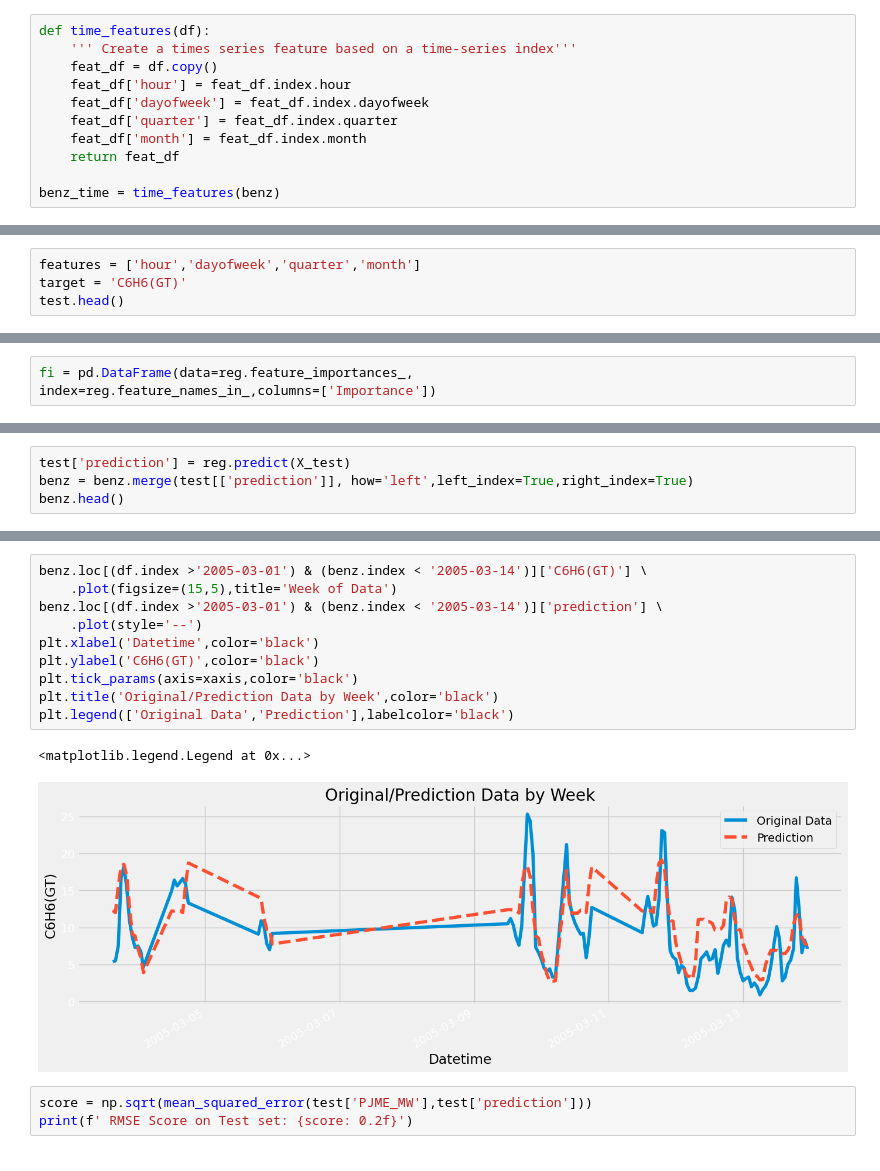
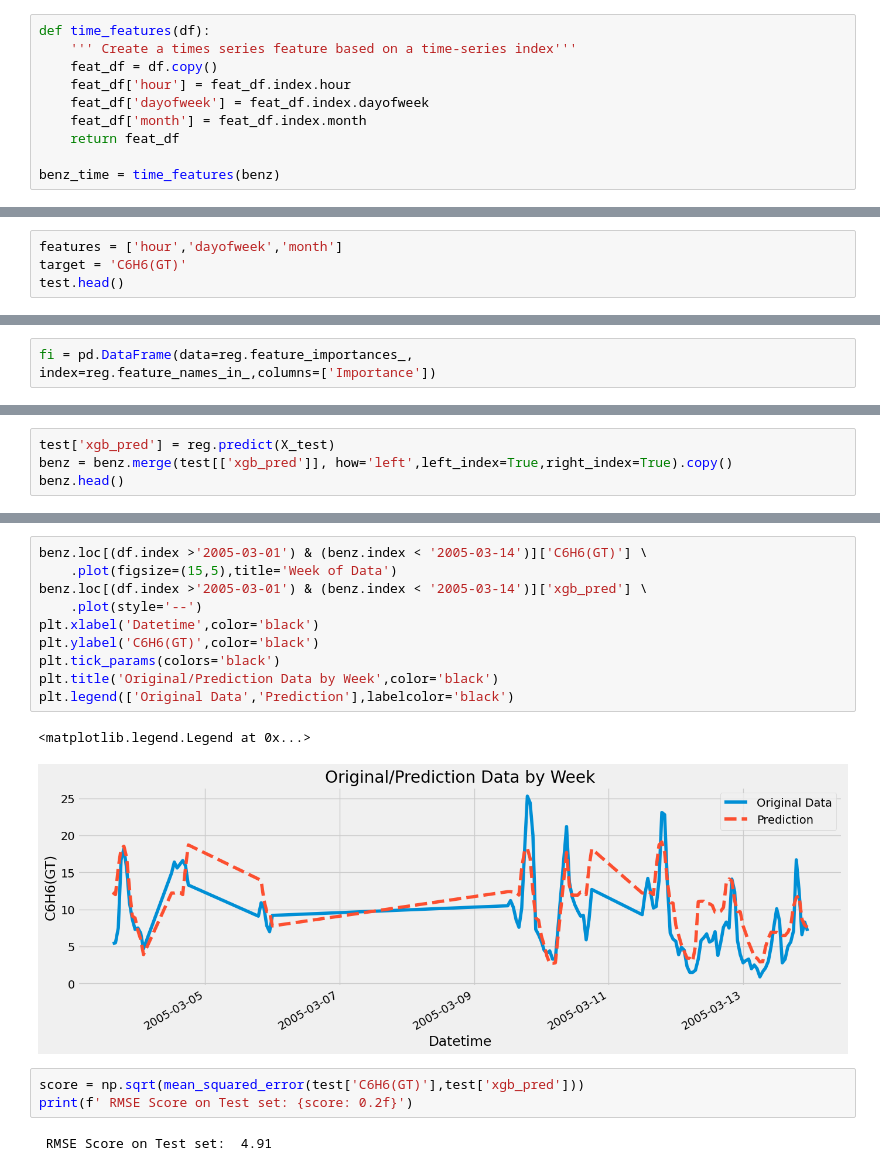
Before and after one commit to bryancastillo10/Machine-Learning-Projects, a Jupyter notebook: ml_air_quality.ipynb, the cells around one changed output, grey strips where cells are left out. Drawn from its saved outputs; the diff is of its cells as text.

Commit message:
predict by xgboost

```diff
--- a/ml_air_quality.ipynb
+++ b/ml_air_quality.ipynb
@@ -71,7 +71,6 @@ def time_features(df):
     feat_df = df.copy()
     feat_df['hour'] = feat_df.index.hour
     feat_df['dayofweek'] = feat_df.index.dayofweek
-    feat_df['quarter'] = feat_df.index.quarter
     feat_df['month'] = feat_df.index.month
     return feat_df
 
@@ -117,5 +116,5 @@ Index(['C6H6(GT)', 'hour', 'dayofweek', 'quarter', 'month'], dtype='object')
 # %%
-features = ['hour','dayofweek','quarter','month']
+features = ['hour','dayofweek','month']
 target = 'C6H6(GT)'
 test.head()
 # %% [output]
@@ -179,5 +179,5 @@ plt.show()
 # %%
-test['prediction'] = reg.predict(X_test)
-benz = benz.merge(test[['prediction']], how='left',left_index=True,right_index=True)
+test['xgb_pred'] = reg.predict(X_test)
+benz = benz.merge(test[['xgb_pred']], how='left',left_index=True,right_index=True).copy()
 benz.head()
 # %% [output]
@@ -203,16 +203,18 @@ plt.show()
 # %%
 benz.loc[(df.index >'2005-03-01') & (benz.index < '2005-03-14')]['C6H6(GT)'] \
     .plot(figsize=(15,5),title='Week of Data')
-benz.loc[(df.index >'2005-03-01') & (benz.index < '2005-03-14')]['prediction'] \
+benz.loc[(df.index >'2005-03-01') & (benz.index < '2005-03-14')]['xgb_pred'] \
     .plot(style='--')
 plt.xlabel('Datetime',color='black')
 plt.ylabel('C6H6(GT)',color='black')
-plt.tick_params(axis=xaxis,color='black')
+plt.tick_params(colors='black')
 plt.title('Original/Prediction Data by Week',color='black')
 plt.legend(['Original Data','Prediction'],labelcolor='black')
 # %% [output]
 <matplotlib.legend.Legend at 0x...>
-[figure, old version]
+[figure, new version]
 # %%
-score = np.sqrt(mean_squared_error(test['PJME_MW'],test['prediction']))
+score = np.sqrt(mean_squared_error(test['C6H6(GT)'],test['xgb_pred']))
 print(f' RMSE Score on Test set: {score: 0.2f}')
+# %% [output]
+ RMSE Score on Test set:  4.91
```
Also changed, not shown: parts of 16 cells of this notebook, 2 other files.
